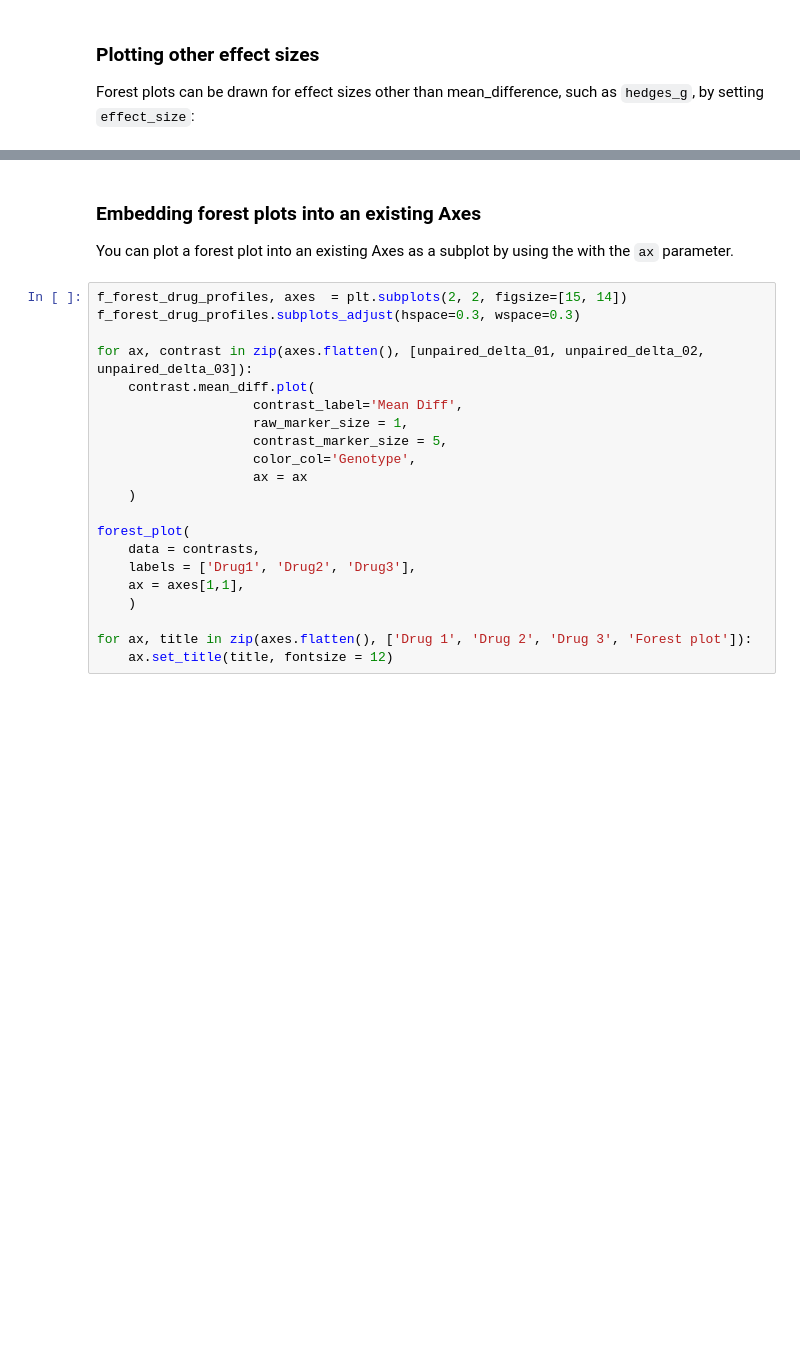
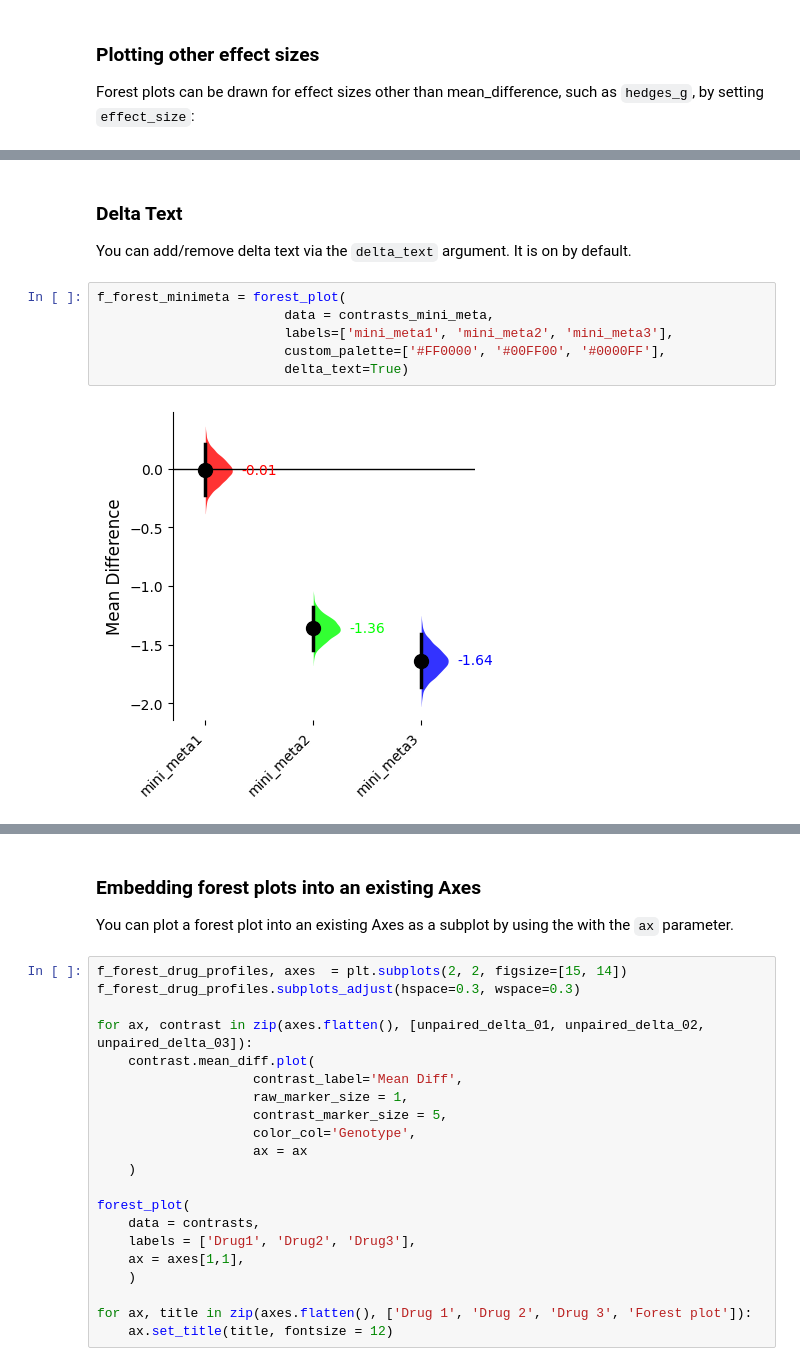
Before and after one commit to ACCLAB/DABEST-python, a Jupyter notebook: nbs/tutorials/07-forest_plot.ipynb, the cells around one changed output, grey strips where cells are left out. Cells and saved outputs as stored; diff of their text form; blank space fills up the shorter version.

Commit message:
Add delta text to forest plot

```diff
--- a/nbs/tutorials/07-forest_plot.ipynb
+++ b/nbs/tutorials/07-forest_plot.ipynb
@@ -396,0 +397,11 @@ f_forest_hedgesg = forest_plot(
+# %% [markdown]
+### Delta Text
+You can add/remove delta text via the `delta_text` argument. It is on by default.
+# %%
+f_forest_minimeta = forest_plot(
+                        data = contrasts_mini_meta,
+                        labels=['mini_meta1', 'mini_meta2', 'mini_meta3'],
+                        custom_palette=['#FF0000', '#00FF00', '#0000FF'],
+                        delta_text=True)
+# %% [output]
+[figure, added]
```
Also changed, not shown: parts of 13 cells of this notebook, 28 other files.
